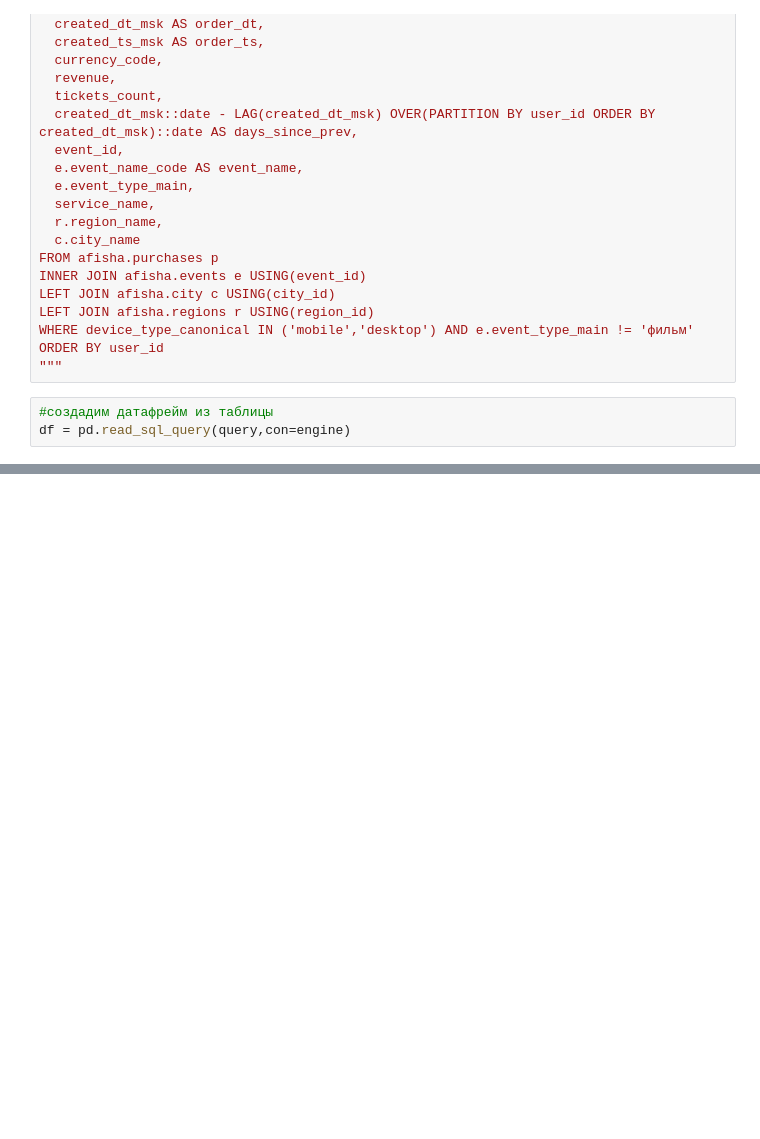
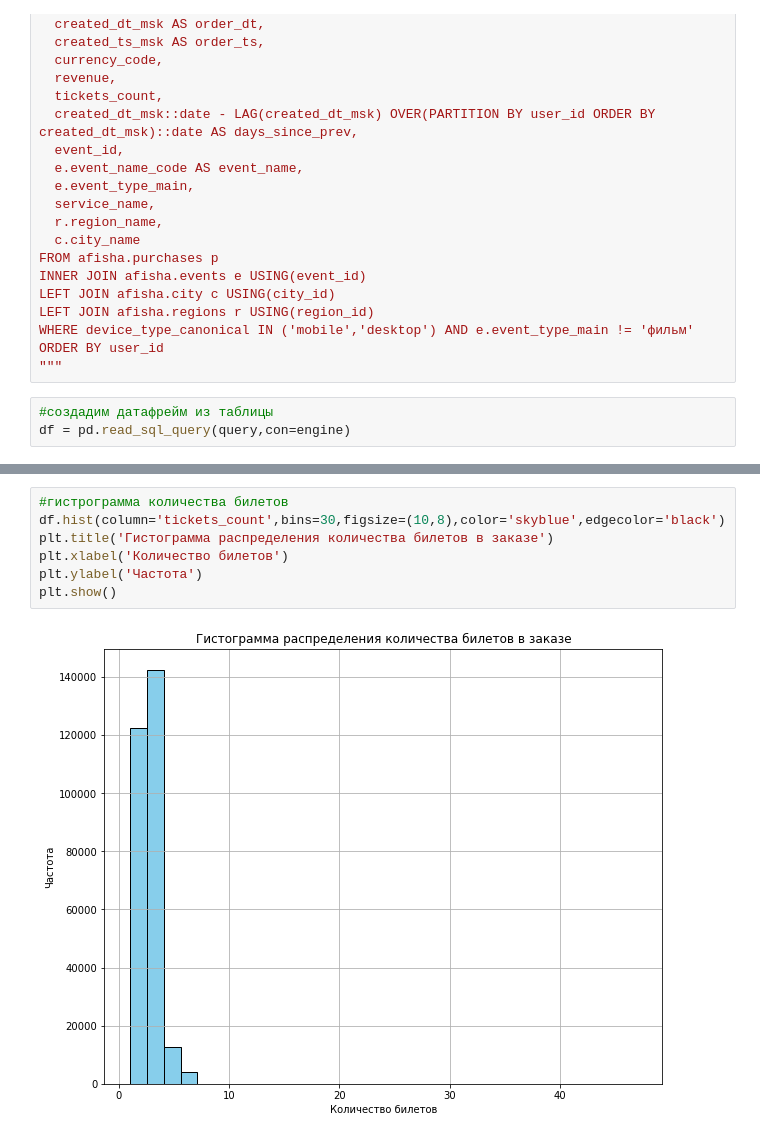
Before and after one commit to scavenger4/first_analysis, a Jupyter notebook: analys.ipynb, the cells around one changed output, grey strips where cells are left out. Cells and saved outputs as stored; diff of their text form; blank space fills up the shorter version.

```diff
--- a/analys.ipynb
+++ b/analys.ipynb
@@ -126,0 +320,9 @@ df = pd.read_sql_query(query,con=engine)
+# %%
+#гистрограмма количества билетов
+df.hist(column='tickets_count',bins=30,figsize=(10,8),color='skyblue',edgecolor='black')
+plt.title('Гистограмма распределения количества билетов в заказе')
+plt.xlabel('Количество билетов')
+plt.ylabel('Частота')
+plt.show()
+# %% [output]
+[figure, added]
```
Also changed, not shown: parts of 42 cells of this notebook.
